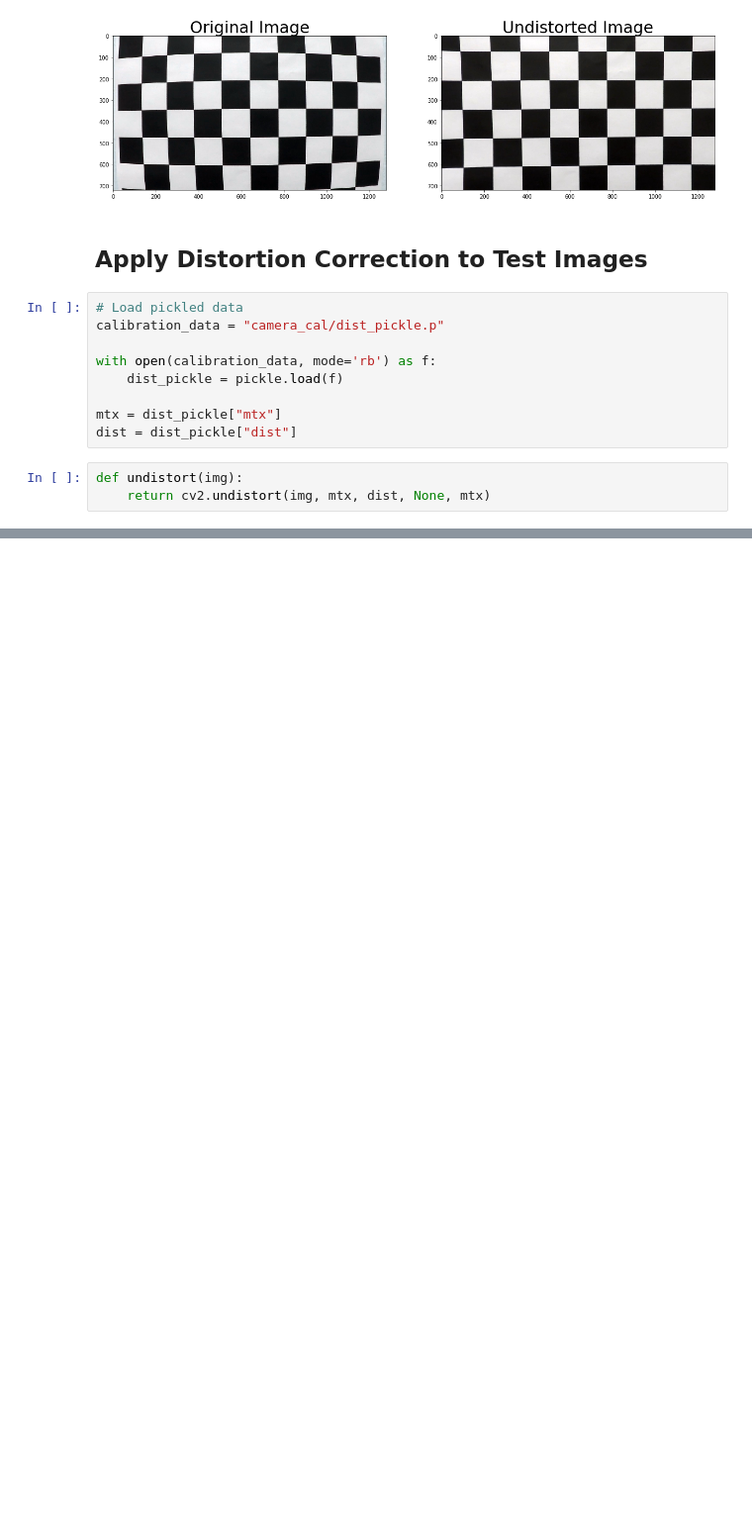
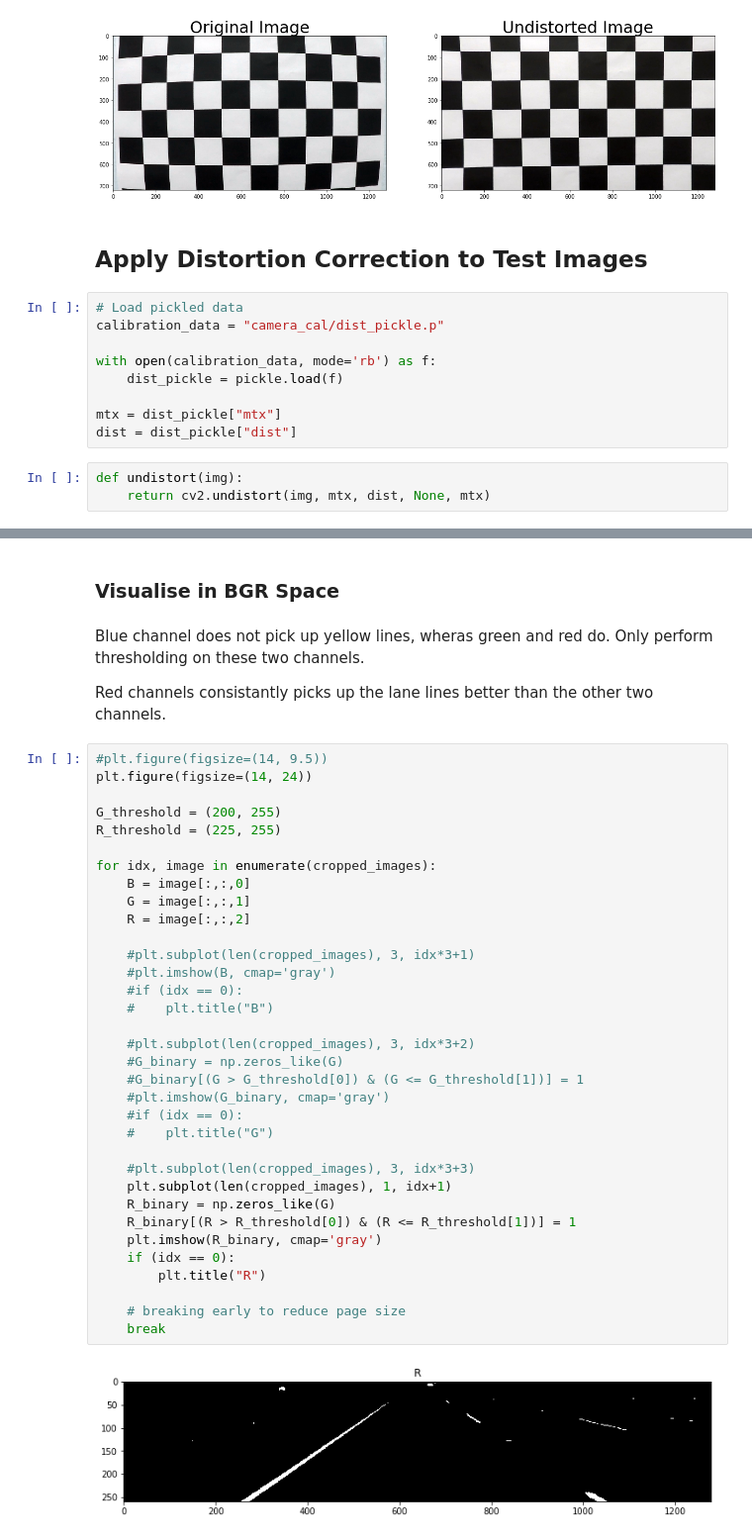
Before and after one commit to jaxanc/CarND-Advanced-Lane-Lines, a Jupyter notebook: Workbook.ipynb, the cells around one changed output, grey strips where cells are left out. Shown at 99% size. Saved outputs shown, nothing was run; the diff lists cells and outputs as text; blank space fills up the shorter version.

```diff
--- a/Workbook.ipynb
+++ b/Workbook.ipynb
@@ -113,0 +196,42 @@ for idx, fname in enumerate(images_name):
+# %% [markdown]
+### Visualise in BGR Space
+# %% [markdown]
+Blue channel does not pick up yellow lines, wheras green and red do. Only perform thresholding on these two channels.
+
+Red channels consistantly picks up the lane lines better than the other two channels.
+# %%
+#plt.figure(figsize=(14, 9.5))
+plt.figure(figsize=(14, 24))
+
+G_threshold = (200, 255)
+R_threshold = (225, 255)
+
+for idx, image in enumerate(cropped_images):
+    B = image[:,:,0]
+    G = image[:,:,1]
+    R = image[:,:,2]
+
+    #plt.subplot(len(cropped_images), 3, idx*3+1)
+    #plt.imshow(B, cmap='gray')
+    #if (idx == 0):
+    #    plt.title("B")
+
+    #plt.subplot(len(cropped_images), 3, idx*3+2)
+    #G_binary = np.zeros_like(G)
+    #G_binary[(G > G_threshold[0]) & (G <= G_threshold[1])] = 1
+    #plt.imshow(G_binary, cmap='gray')
+    #if (idx == 0):
+    #    plt.title("G")
+
+    #plt.subplot(len(cropped_images), 3, idx*3+3)
+    plt.subplot(len(cropped_images), 1, idx+1)
+    R_binary = np.zeros_like(G)
+    R_binary[(R > R_threshold[0]) & (R <= R_threshold[1])] = 1
+    plt.imshow(R_binary, cmap='gray')
+    if (idx == 0):
+        plt.title("R")
+
+    # breaking early to reduce page size
+    break
+# %% [output]
+[figure, added]
```
Also changed, not shown: parts of 18 cells of this notebook.
